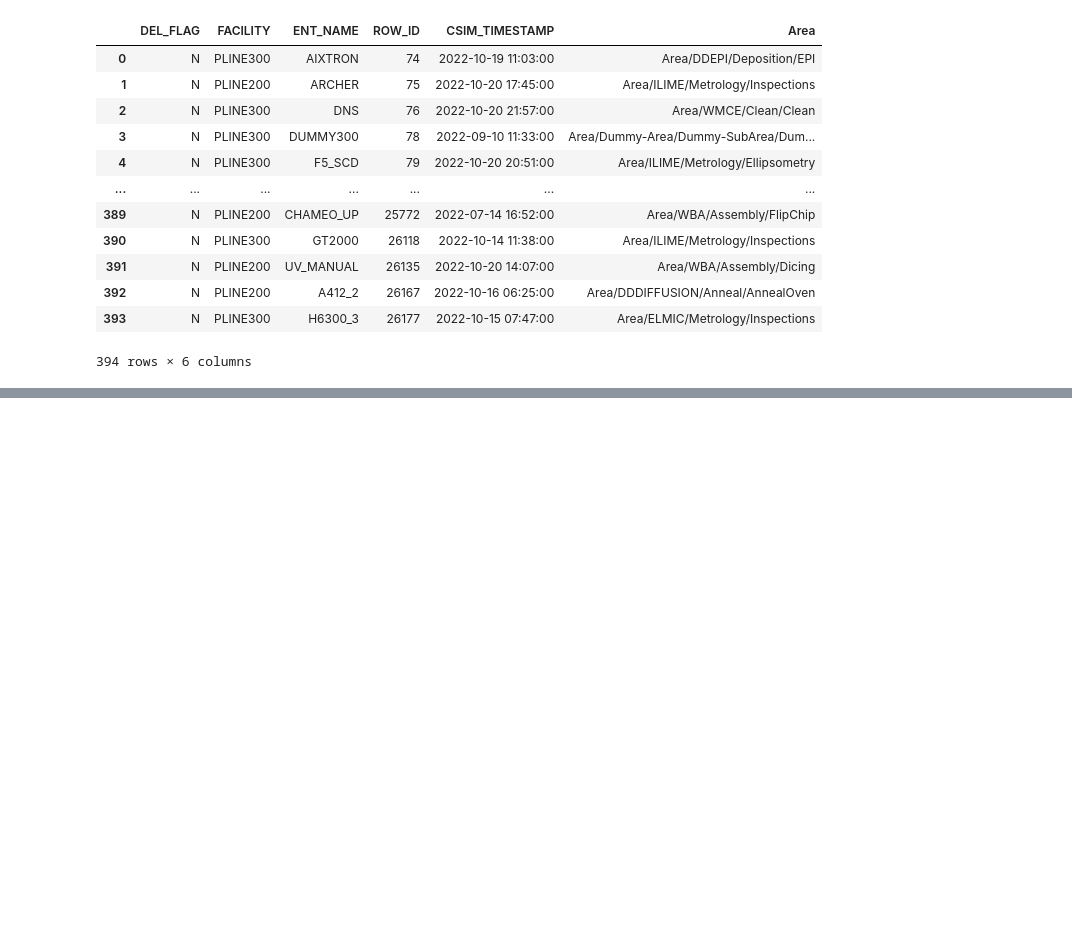
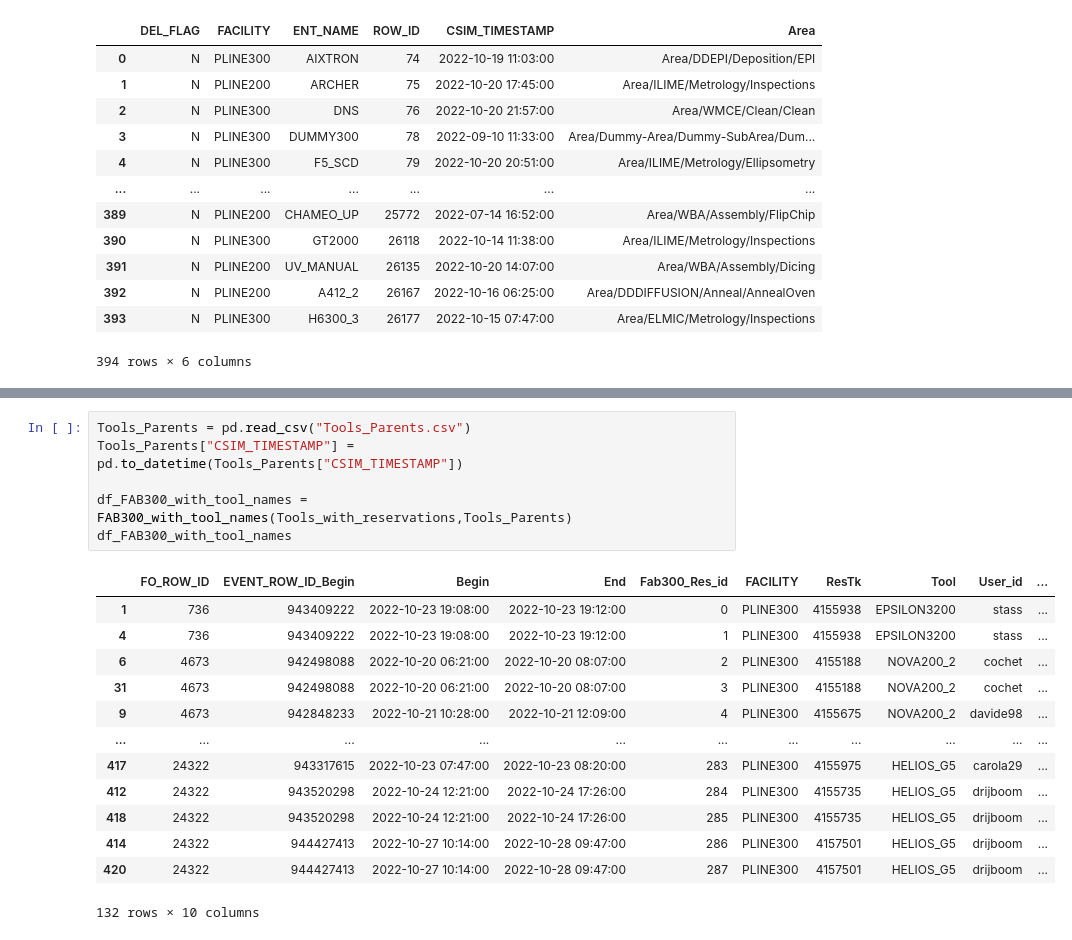
Before and after one commit to fr4nc1sj0hn/PMOPS, a Jupyter notebook: Clean Copy.ipynb, the cells around one changed output, grey strips where cells are left out. Drawn from its saved outputs; the diff is of its cells as text; blank space fills up the shorter version.

```diff
--- a/Clean Copy.ipynb
+++ b/Clean Copy.ipynb
@@ -231,2 +232,22 @@ FAB300_with_tool_names[FAB300_with_tool_names["FO_ROW_ID"] == 76]
+# %%
+Tools_Parents = pd.read_csv("Tools_Parents.csv")
+Tools_Parents["CSIM_TIMESTAMP"] = pd.to_datetime(Tools_Parents["CSIM_TIMESTAMP"])
+
+df_FAB300_with_tool_names = FAB300_with_tool_names(Tools_with_reservations,Tools_Parents)
+df_FAB300_with_tool_names
+# %% [output]
+|  | FO_ROW_ID | EVENT_ROW_ID_Begin | Begin | End | Fab300_Res_id | FACILITY | ResTk | Tool | User_id | ... |
+| 1 | 736 | 943409222 | 2022-10-23 19:08:00 | 2022-10-23 19:12:00 | 0 | PLINE300 | 4155938 | EPSILON3200 | stass | ... |
+| 4 | 736 | 943409222 | 2022-10-23 19:08:00 | 2022-10-23 19:12:00 | 1 | PLINE300 | 4155938 | EPSILON3200 | stass | ... |
+| 6 | 4673 | 942498088 | 2022-10-20 06:21:00 | 2022-10-20 08:07:00 | 2 | PLINE300 | 4155188 | NOVA200_2 | cochet | ... |
+| 31 | 4673 | 942498088 | 2022-10-20 06:21:00 | 2022-10-20 08:07:00 | 3 | PLINE300 | 4155188 | NOVA200_2 | cochet | ... |
+| 9 | 4673 | 942848233 | 2022-10-21 10:28:00 | 2022-10-21 12:09:00 | 4 | PLINE300 | 4155675 | NOVA200_2 | davide98 | ... |
+| ... | ... | ... | ... | ... | ... | ... | ... | ... | ... | ... |
+| 417 | 24322 | 943317615 | 2022-10-23 07:47:00 | 2022-10-23 08:20:00 | 283 | PLINE300 | 4155975 | HELIOS_G5 | carola29 | ... |
+| 412 | 24322 | 943520298 | 2022-10-24 12:21:00 | 2022-10-24 17:26:00 | 284 | PLINE300 | 4155735 | HELIOS_G5 | drijboom | ... |
+| 418 | 24322 | 943520298 | 2022-10-24 12:21:00 | 2022-10-24 17:26:00 | 285 | PLINE300 | 4155735 | HELIOS_G5 | drijboom | ... |
+| 414 | 24322 | 944427413 | 2022-10-27 10:14:00 | 2022-10-28 09:47:00 | 286 | PLINE300 | 4157501 | HELIOS_G5 | drijboom | ... |
+| 420 | 24322 | 944427413 | 2022-10-27 10:14:00 | 2022-10-28 09:47:00 | 287 | PLINE300 | 4157501 | HELIOS_G5 | drijboom | ... |
+132 rows × 10 columns
 # %%
 #IIO_raw_reservations
```
Also changed, not shown: parts of 9 cells of this notebook, 2 other files.
